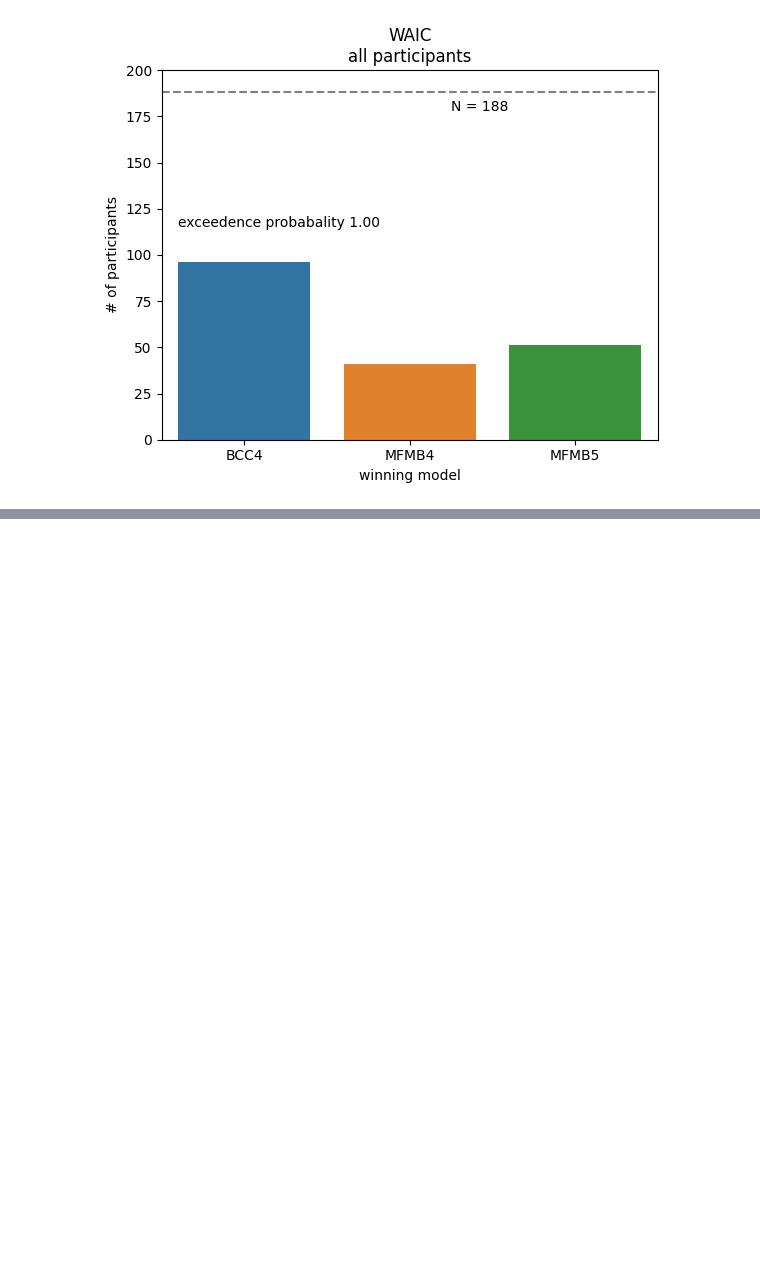
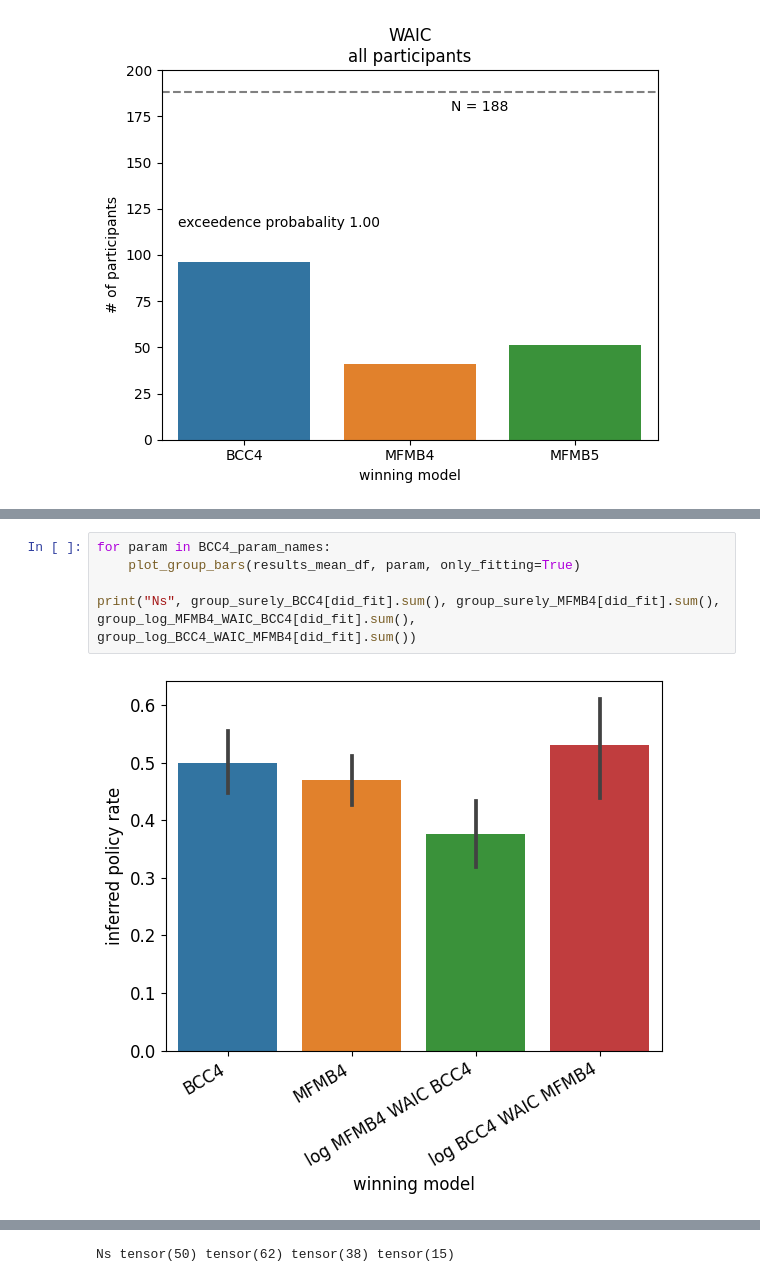
Before and after one commit to SSchwoebel/BayesianTwoStageTaskAnalysis, a Jupyter notebook: 5c_compare_inference_bayesian.ipynb, the cells around one changed output, grey strips where cells are left out. Saved outputs shown, nothing was run; the diff lists cells and outputs as text; blank space fills up the shorter version.

```diff
--- a/5c_compare_inference_bayesian.ipynb
+++ b/5c_compare_inference_bayesian.ipynb
@@ -1597,0 +1697,7 @@ ValueError: Could not interpret input 'predictive accuracy'
+# %%
+for param in BCC4_param_names:
+    plot_group_bars(results_mean_df, param, only_fitting=True)
+
+print("Ns", group_surely_BCC4[did_fit].sum(), group_surely_MFMB4[did_fit].sum(), group_log_MFMB4_WAIC_BCC4[did_fit].sum(), group_log_BCC4_WAIC_MFMB4[did_fit].sum())
+# %% [output]
+[figure, added]
@@ -1597,0 +1707 @@ ValueError: Could not interpret input 'predictive accuracy'
+Ns tensor(50) tensor(62) tensor(38) tensor(15)
```
Also changed, not shown: parts of 32 cells of this notebook, 2 other files.
